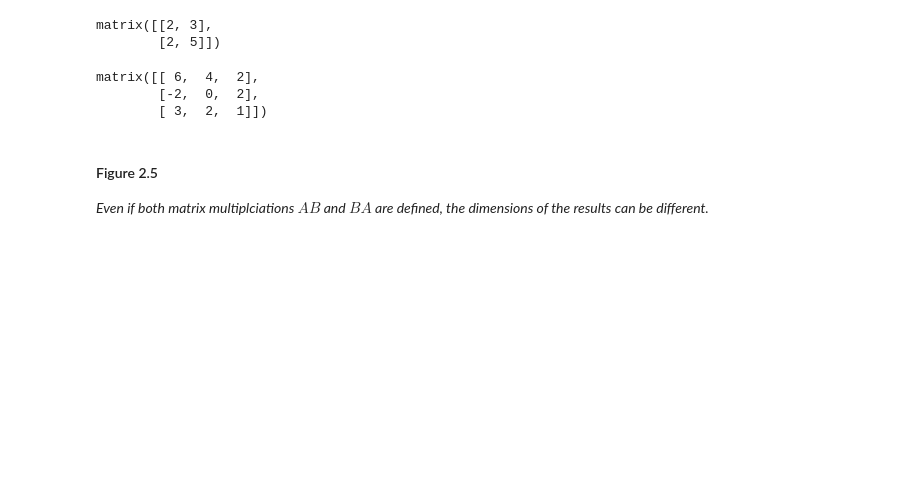
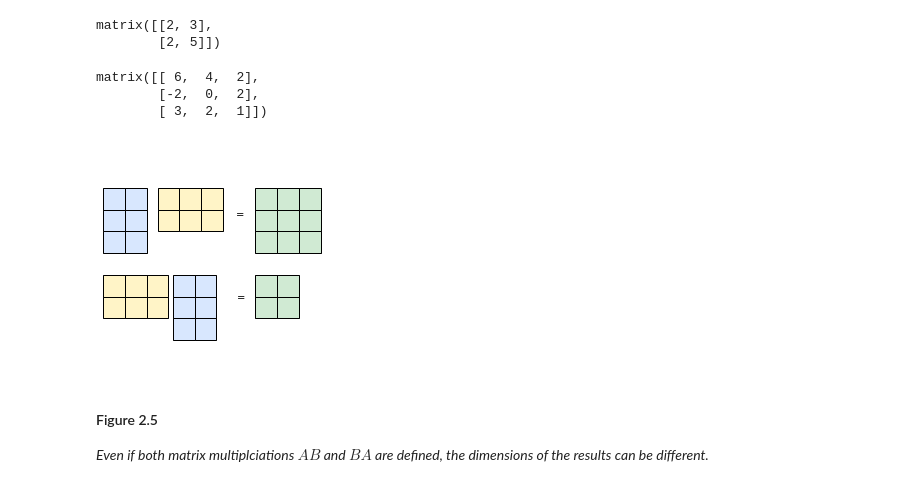
Before and after one commit to vbartle/MML-Companion, a Jupyter notebook: MML Python, Ch.02 Linear Algebra.ipynb, the cells around one changed output. Drawn from its saved outputs; the diff is of its cells as text; code cells hidden in the pictures; blank space fills up the shorter version.

```diff
--- a/MML Python, Ch.02 Linear Algebra.ipynb
+++ b/MML Python, Ch.02 Linear Algebra.ipynb
@@ -165,6 +167,28 @@ np.dot(B,A)
 matrix([[ 6,  4,  2],
         [-2,  0,  2],
         [ 3,  2,  1]])
+# %%
+someX, someY = 0.4, 0.7
+fig,ax = plt.subplots()
+currentAxis = plt.gca()
+for i in range(3):
+    for i1 in range(2):
+        currentAxis.add_patch(Rectangle((.1*i1, someY - 0.1*i), 0.1, 0.1,alpha=1, edgecolor='black',facecolor='#D8E7FE'))
+        currentAxis.add_patch(Rectangle((.32+.1*i1, someY-.4 - 0.1*i), 0.1, 0.1,alpha=1, edgecolor='black',facecolor='#D8E7FE'))
+    i0=3
+    while i0:
+        if i<2:
+            currentAxis.add_patch(Rectangle((0.15+0.1*i0, someY - 0.1*i), 0.1, 0.1,alpha=1,edgecolor='black',facecolor='#FFF4C7',clip_on=False))
+            currentAxis.add_patch(Rectangle((0.1*(i0-1), someY-.4 - 0.1*i), 0.1, 0.1,alpha=1,edgecolor='black',facecolor='#FFF4C7',clip_on=False))
+            i0>1 and currentAxis.add_patch(Rectangle((0.5+0.1*i0, someY-.4 - 0.1*i), 0.1, 0.1,alpha=1,edgecolor='black',facecolor='#D0EAD3',clip_on=False))
+        currentAxis.add_patch(Rectangle((0.6+0.1*i0, someY - 0.1*i), 0.1, 0.1,alpha=1,edgecolor='black',facecolor='#D0EAD3',clip_on=False))
+        i0-=1
+plt.annotate('=',xy=(0.63, 0.62),xytext=(0, 10), textcoords="offset points",ha="center",)
+plt.annotate('=',xy=(0.63, 0.28), textcoords="offset points",ha="center",)
+ax.set_aspect("equal")
+ax.axison = False
+# %% [output]
+[figure, added]
 # %% [markdown]
 #### Figure 2.5
 *Even if both matrix multiplciations $AB$ and $BA$ are defined, the dimensions of the results can be different.*
```
Also changed, not shown: parts of 3 cells of this notebook.
